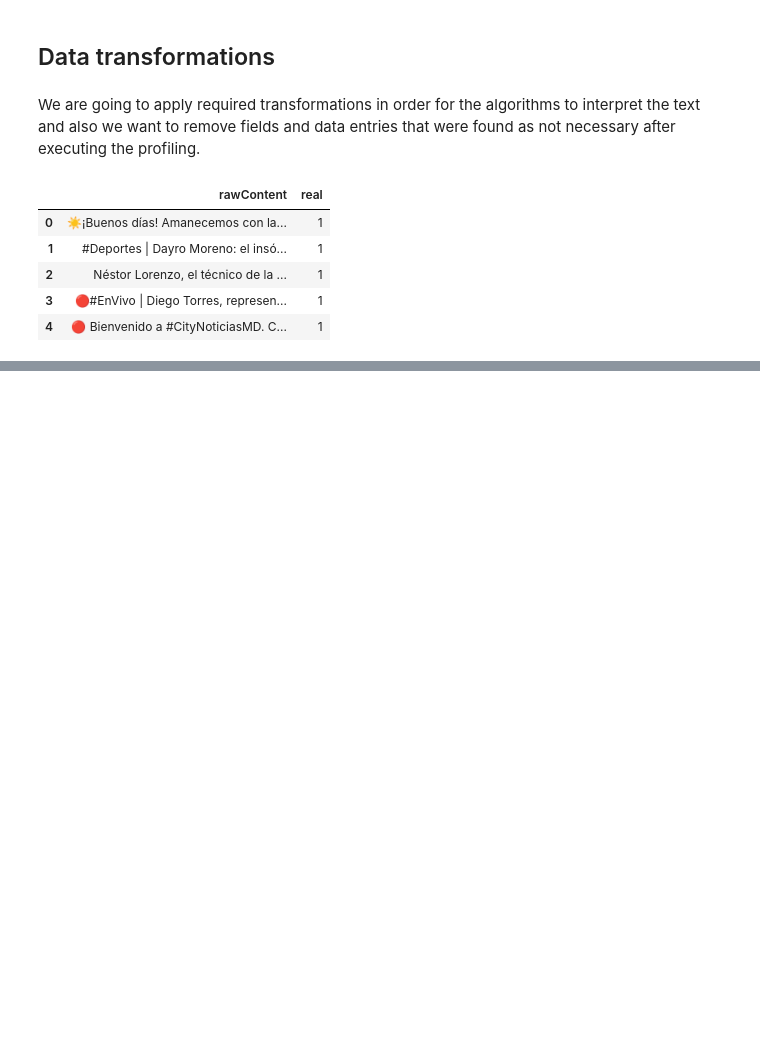
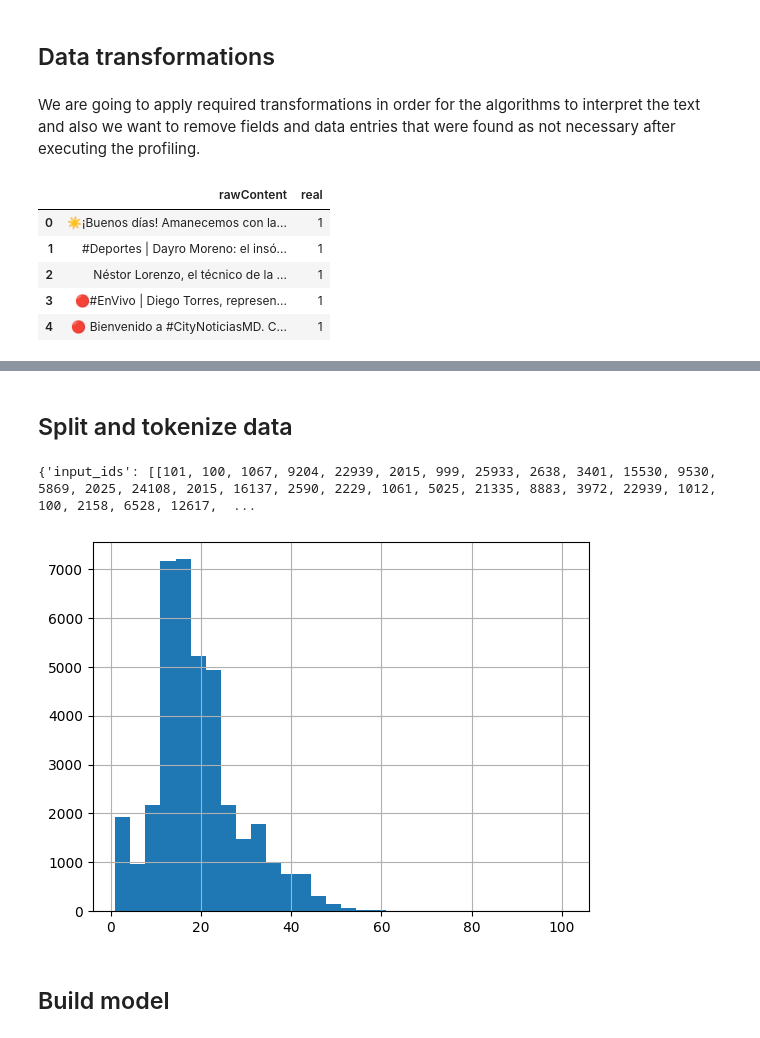
Before and after one commit to ravelinx22/machine-learning-project, a Jupyter notebook: traditional.ipynb, the cells around one changed output, grey strips where cells are left out. Cells and saved outputs as stored; diff of their text form; code cells hidden in the pictures; blank space fills up the shorter version.

```diff
--- a/traditional.ipynb
+++ b/traditional.ipynb
@@ -75,0 +98,2 @@ data.head()
+# %% [markdown]
+## Split and tokenize data
@@ -75,0 +102,11 @@ data.head()
+# %%
+example_text = [data.iloc[0]['rawContent']]
+tokenizer.batch_encode_plus(example_text, padding=True, return_token_type_ids=False)
+# %% [output]
+{'input_ids': [[101, 100, 1067, 9204, 22939, 2015, 999, 25933, 2638, 3401, 15530, 9530, 5869, 2025, 24108, 2015, 16137, 2590, 2229, 1061, 5025, 21335, 8883, 3972, 22939, 1012, 100, 2158, 6528, 12617,  ...
+# %%
+seq_len = [len(i.split()) for i in data['rawContent']]
+pd.Series(seq_len).hist(bins=30)
+plt.show()
+# %% [output]
+[figure, added]
@@ -75,0 +131,2 @@ data.head()
+# %% [markdown]
+## Build model
```
Also changed, not shown: parts of 22 cells of this notebook, 1 other file.
